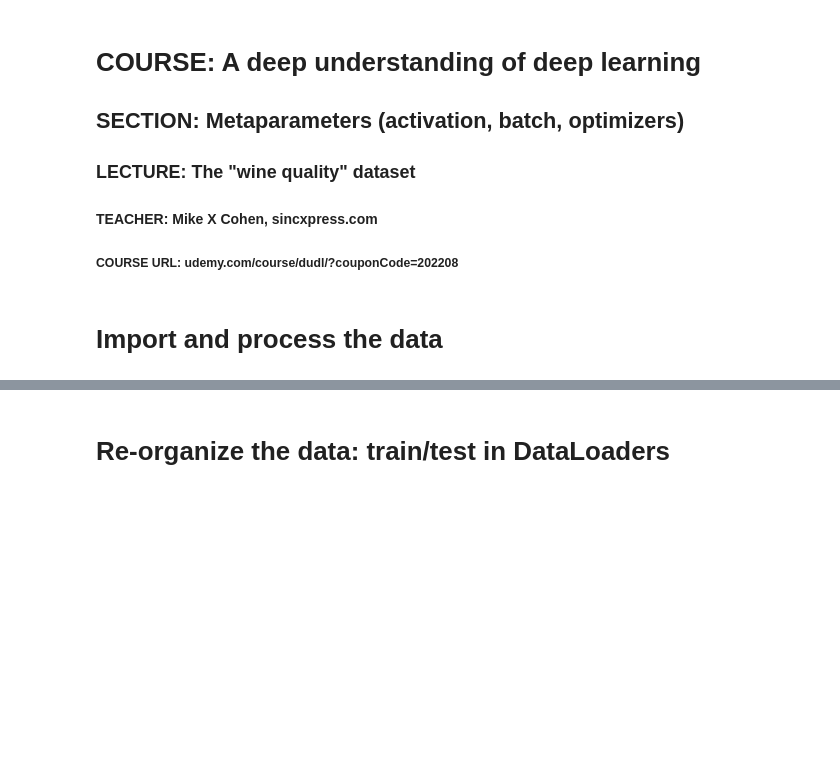
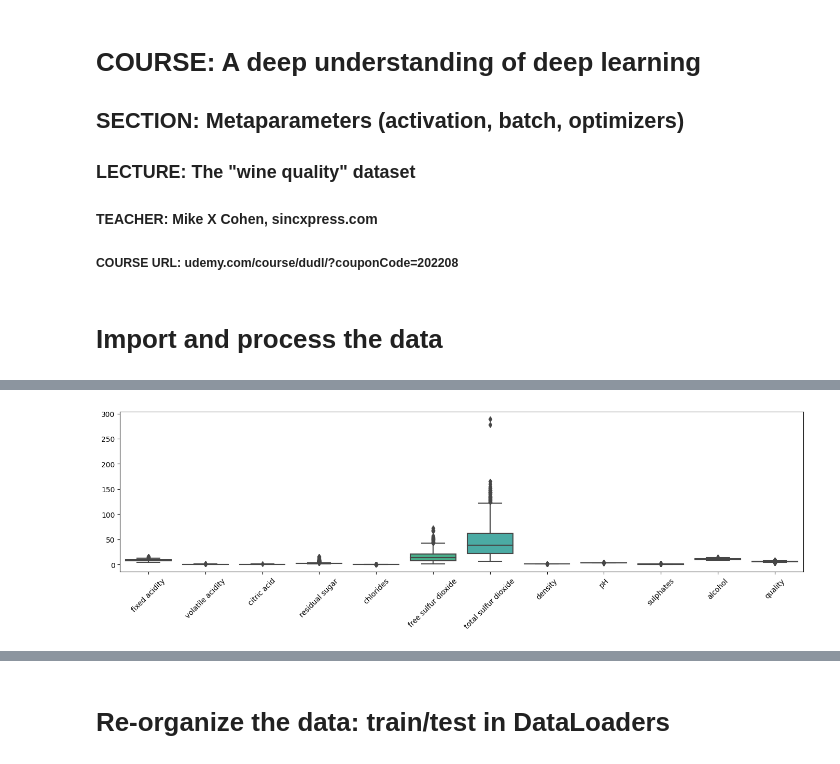
Before and after one commit to Dj-Polyester/MikeCohen-DeepLearning, a Jupyter notebook: metaparams/DUDL_metaparams_intro2winedata.ipynb, the cells around one changed output, grey strips where cells are left out. Drawn from its saved outputs; the diff is of its cells as text; code cells hidden in the pictures; blank space fills up the shorter version.

```diff
--- a/metaparams/DUDL_metaparams_intro2winedata.ipynb
+++ b/metaparams/DUDL_metaparams_intro2winedata.ipynb
@@ -45,10 +84,11 @@ plt.show()
 # %%
 # plot some data
 fig,ax = plt.subplots(1,figsize=(17,4))
 ax = sns.boxplot(data=data)
 ax.set_xticklabels(ax.get_xticklabels(),rotation=45)
 plt.show()
 
-
 # remove rows with outliers
-# data = data[data['total sulfur dioxide']<200]
+data = data[data['total sulfur dioxide']<200]
+# %% [output]
+[figure, added]
```
Also changed, not shown: parts of 22 cells of this notebook, 21 other files.
